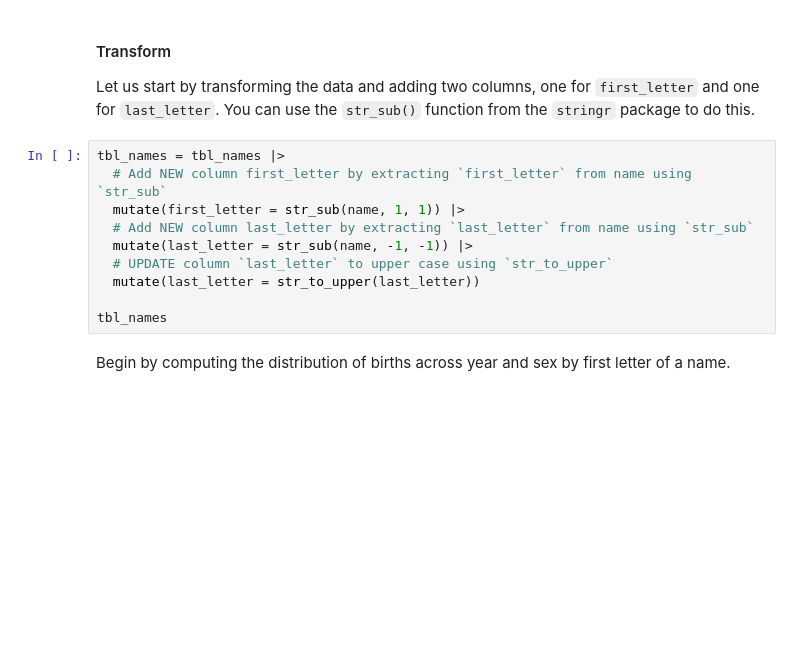
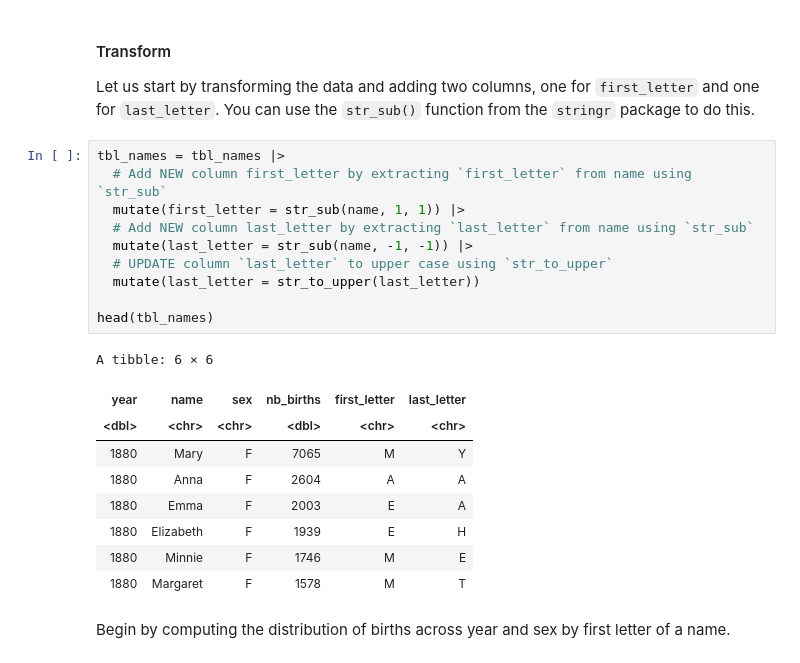
Before and after one commit to Tavassoli-ab/corise-r-for-ds, a Jupyter notebook: Project_01_Explore_100+_Years_of_Baby_Names.ipynb, the cells around one changed output. Drawn from its saved outputs; the diff is of its cells as text; blank space fills up the shorter version.

```diff
--- a/Project_01_Explore_100+_Years_of_Baby_Names.ipynb
+++ b/Project_01_Explore_100+_Years_of_Baby_Names.ipynb
@@ -174,13 +202,23 @@ Let us start by transforming the data and adding two columns, one for `first_let
 # %%
 tbl_names = tbl_names |>
   # Add NEW column first_letter by extracting `first_letter` from name using `str_sub`
   mutate(first_letter = str_sub(name, 1, 1)) |>
   # Add NEW column last_letter by extracting `last_letter` from name using `str_sub`
   mutate(last_letter = str_sub(name, -1, -1)) |>
   # UPDATE column `last_letter` to upper case using `str_to_upper`
   mutate(last_letter = str_to_upper(last_letter))
 
-tbl_names
+head(tbl_names)
+# %% [output]
+A tibble: 6 × 6
+| year | name | sex | nb_births | first_letter | last_letter |
+| <dbl> | <chr> | <chr> | <dbl> | <chr> | <chr> |
+| 1880 | Mary | F | 7065 | M | Y |
+| 1880 | Anna | F | 2604 | A | A |
+| 1880 | Emma | F | 2003 | E | A |
+| 1880 | Elizabeth | F | 1939 | E | H |
+| 1880 | Minnie | F | 1746 | M | E |
+| 1880 | Margaret | F | 1578 | M | T |
 # %% [markdown]
 Begin by computing the distribution of births across year and sex by first letter of a name.
 # %%
```
Also changed, not shown: parts of 6 cells of this notebook.
